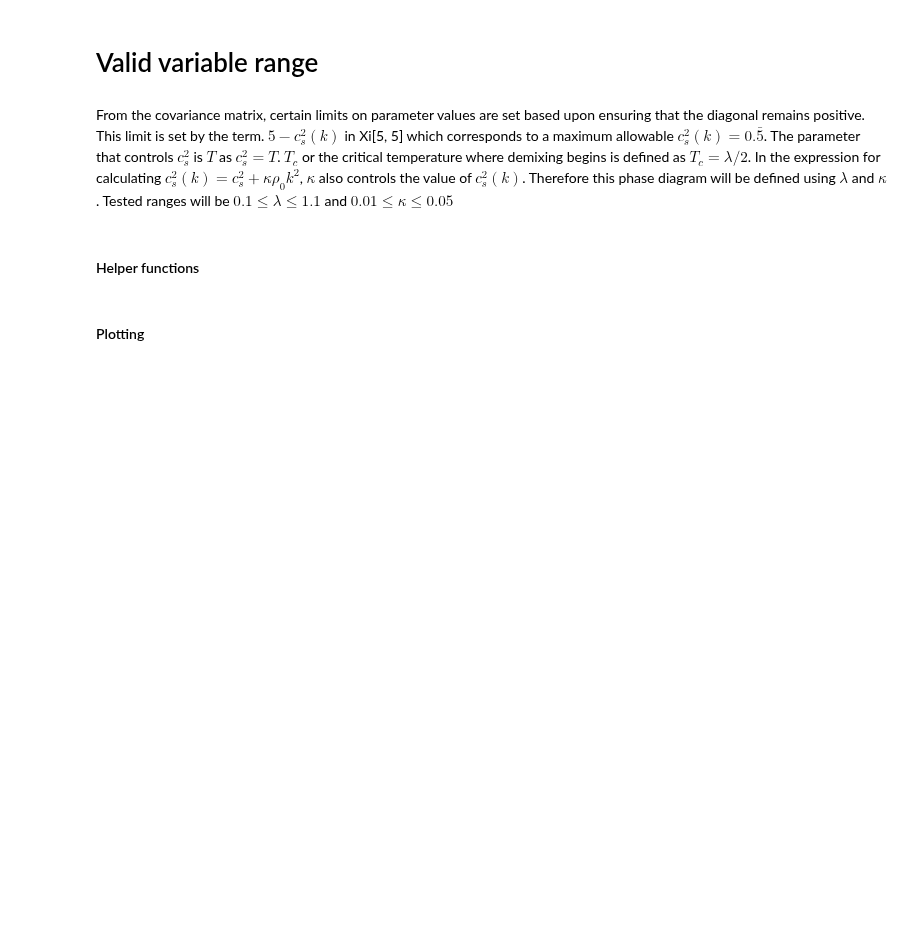
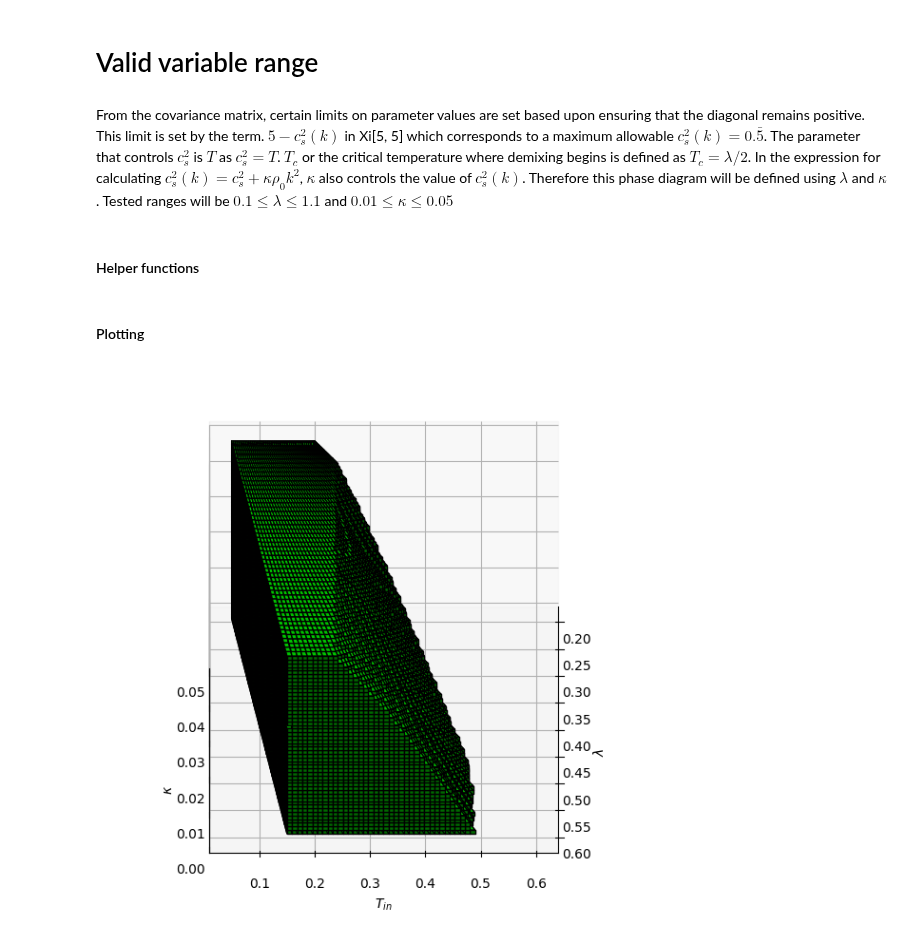
Before and after one commit to uschille/LBMeX, a Jupyter notebook: src_lbm/binary/analysis.ipynb, the cells around one changed output. Drawn from its saved outputs; the diff is of its cells as text; code cells hidden in the pictures; blank space fills up the shorter version.

```diff
--- a/src_lbm/binary/analysis.ipynb
+++ b/src_lbm/binary/analysis.ipynb
@@ -599,28 +654,30 @@ if not os.path.exists("spd_covariance_matrix.npz"):
     SPD = output_spd(k2, CHI, KAPPA, T_IN)
     np.savez("spd_covariance_matrix.npz", chi = CHI, kappa = KAPPA, T = T_IN, SPD = SPD)
 # %%
-test = np.load("spd_covariance_matrix.npz")
-CHI = test['chi']
-KAPPA = test['kappa']
-T = test['T']
-SPD = test['SPD']
+FILE_IN = np.load("spd_covariance_matrix.npz")
+CHI = FILE_IN['chi']
+KAPPA = FILE_IN['kappa']
+T_IN = FILE_IN['T']
+SPD = FILE_IN['SPD']
 
 fig = plt.figure(figsize = (6, 6))
 ax = fig.add_subplot(projection='3d')
 ax.set_proj_type('ortho')
 colors = np.empty(SPD.shape, dtype=object)
 colors[SPD == 0] = "w"
 colors[SPD == 1] = "lime"
 
-out = ax.voxels(CHI, T, KAPPA, SPD[:-1, :-1, :-1], facecolors=colors[:-1, :-1, :-1], edgecolor='k')
+out = ax.voxels(CHI, T_IN, KAPPA, SPD[:-1, :-1, :-1], facecolors=colors[:-1, :-1, :-1], edgecolor='k')
 ax.set_xlabel(r"$\lambda$")
 ax.set_ylabel(r"$T_{in}$")
 ax.set_zlabel(r"$\kappa$")
 fig.tight_layout()
 
 ax.view_init(45, 0, 0) # ax.view_init(elev, azim, roll)
 # ax.view_init(90, 90, 0) # ax.view_init(elev, azim, roll)
 fig.tight_layout()
+# %% [output]
+[figure, added]
 # %%
 # fig, ax = plt.subplots(1, 1, figsize = (3, 3))
 
```
Also changed, not shown: parts of 14 cells of this notebook, 6 other files.
